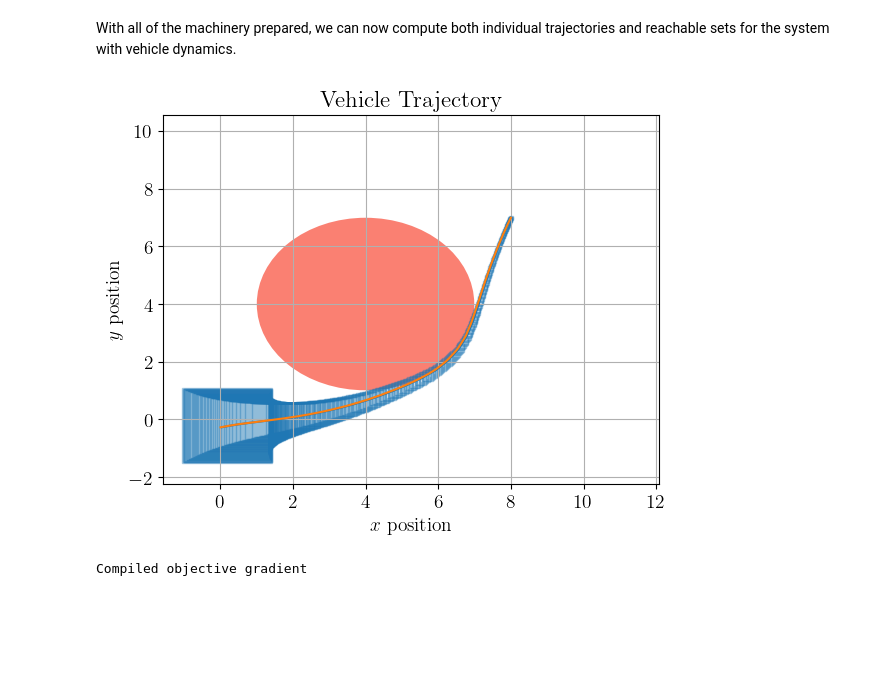
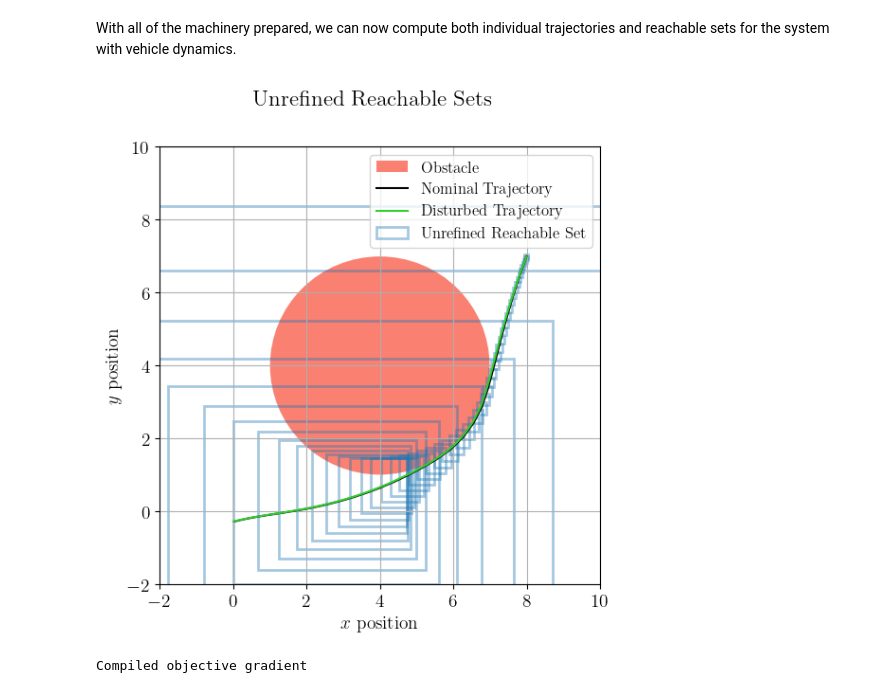
Before and after one commit to gtfactslab/immrax, a Jupyter notebook: examples/auxillary_vars/vehicle_mpc.ipynb, the cells around one changed output. Cells and saved outputs as stored; diff of their text form; code cells hidden in the pictures; blank space fills up the shorter version.

Commit message:
Generate paper figures

```diff
--- a/examples/auxillary_vars/vehicle_mpc.ipynb
+++ b/examples/auxillary_vars/vehicle_mpc.ipynb
@@ -296,6 +296,7 @@ def F_lifted(
 
 # Create an embedding system to compute the reachable set
 esys = AuxVarEmbedding(sys, H, mode="linprog", F=F_lifted)
+esys_unrefined = irx.ifemb(sys, F=F)
 # %% [markdown]
 With all of the machinery prepared, we can now compute both individual trajectories and reachable sets for the system with vehicle dynamics.
 # %%
@@ -346,28 +373,44 @@ interval_traj = rollout_cl_interval_traj(us)
 # %%
+plot_frequency = 5
 plt.rcParams.update({"text.usetex": True, "font.family": "CMU Serif", "font.size": 14})
-fig, ax = plt.subplots()
+fig = plt.figure(figsize=(6, 6))
+ax = plt.gca()
 
 circle = patches.Circle((4, 4), 3 - 1e-2, facecolor="salmon", label="Obstacle")
 ax.add_patch(circle)  # Obstacle
 
-ax.plot(xs[:, 0], xs[:, 1])  # MPC trajectory
-draw_refined_trajectory_2d(interval_traj, H)  # interval trajectory
-ax.plot(disturbed_traj.ys[:, 0], disturbed_traj.ys[:, 1])  # disturbed trajectory
+ax.plot(xs[:, 0], xs[:, 1], color="black", label="Nominal Trajectory")  # MPC trajectory
+ax.plot(
+    disturbed_traj.ys[:, 0],
+    disturbed_traj.ys[:, 1],
+    color="limegreen",
+    label="Disturbed Trajectory",
+)  # disturbed trajectory
+interval_traj_unrefined.tfinite = jnp.where(
+    jnp.isfinite(interval_traj_unrefined._ys).all(axis=1),
+    jnp.ones_like(interval_traj_unrefined.tfinite, dtype=bool),
+    jnp.zeros_like(interval_traj_unrefined.tfinite, dtype=bool),
+) # Plot only until trajectory overflows
+interval_traj_unrefined.tfinite = (
+    jnp.zeros_like(interval_traj_unrefined.tfinite, dtype=bool)
+    .at[::plot_frequency]
+    .set(interval_traj_unrefined.tfinite[::plot_frequency])
+) # Don't plot interval at every timestep
+draw_trajectory_2d(
+    interval_traj_unrefined, label="Unrefined Reachable Set"
+)  # interval trajectory
 
+fig.suptitle("Unrefined Reachable Sets")
+ax.set_xlim([-2, 10])
+ax.set_ylim([-2, 10])
 ax.set_xlabel("$x$ position")
 ax.set_ylabel("$y$ position")
-ax.set_title("Vehicle Trajectory")
 ax.grid(True)
+ax.legend(prop={"size": 12})
 
-# fig2 = plt.figure()
-# draw_trajectory_2d(interval_traj)
-# ax2 = plt.gca()
-# ax2.grid(True)
-# ax2.set_xlim(ax.get_xlim())
-# ax2.set_ylim(ax.get_ylim())
-# plt.show()
+plt.savefig("vehicle_unrefined_reachable_set.svg")
 # %% [output]
-[figure, old version]
+[figure, new version]
 # %%
 def ul_intersects(xt):
     n = xt.size // 2
```
Also changed, not shown: parts of 6 cells of this notebook, 1 other file.
